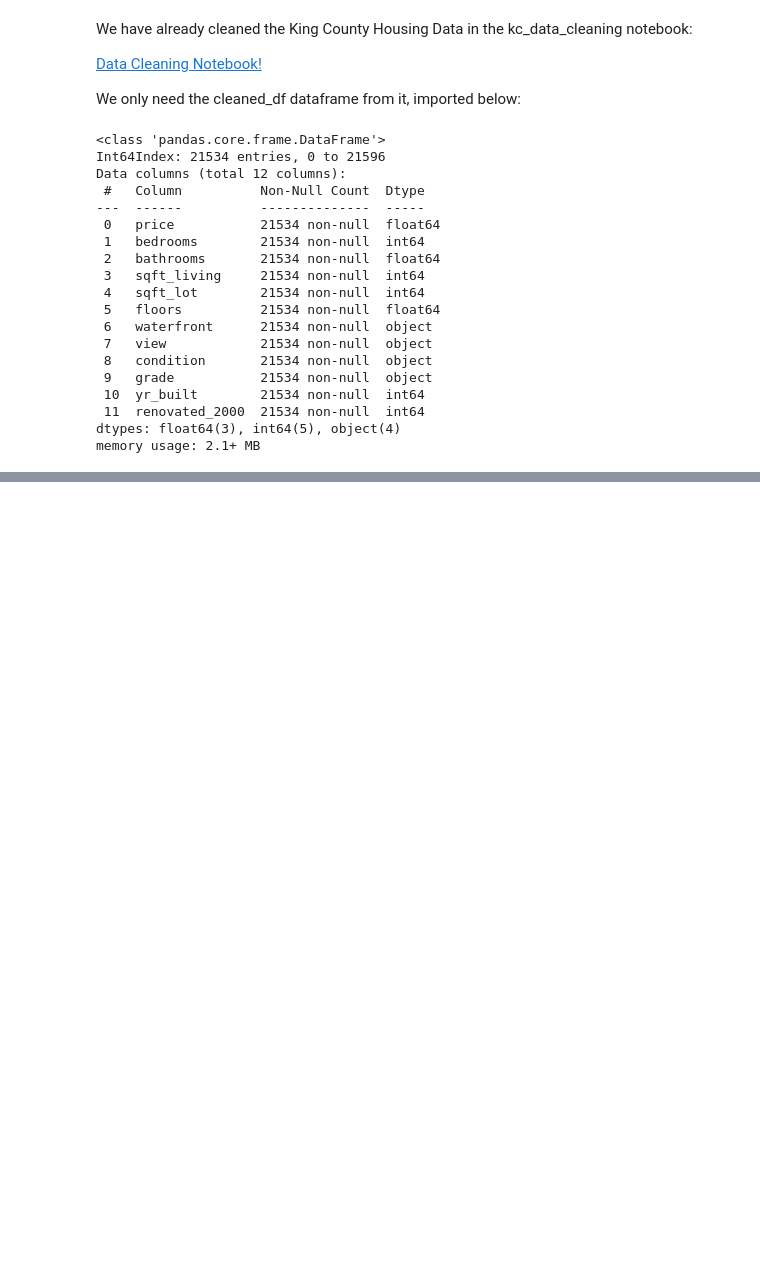
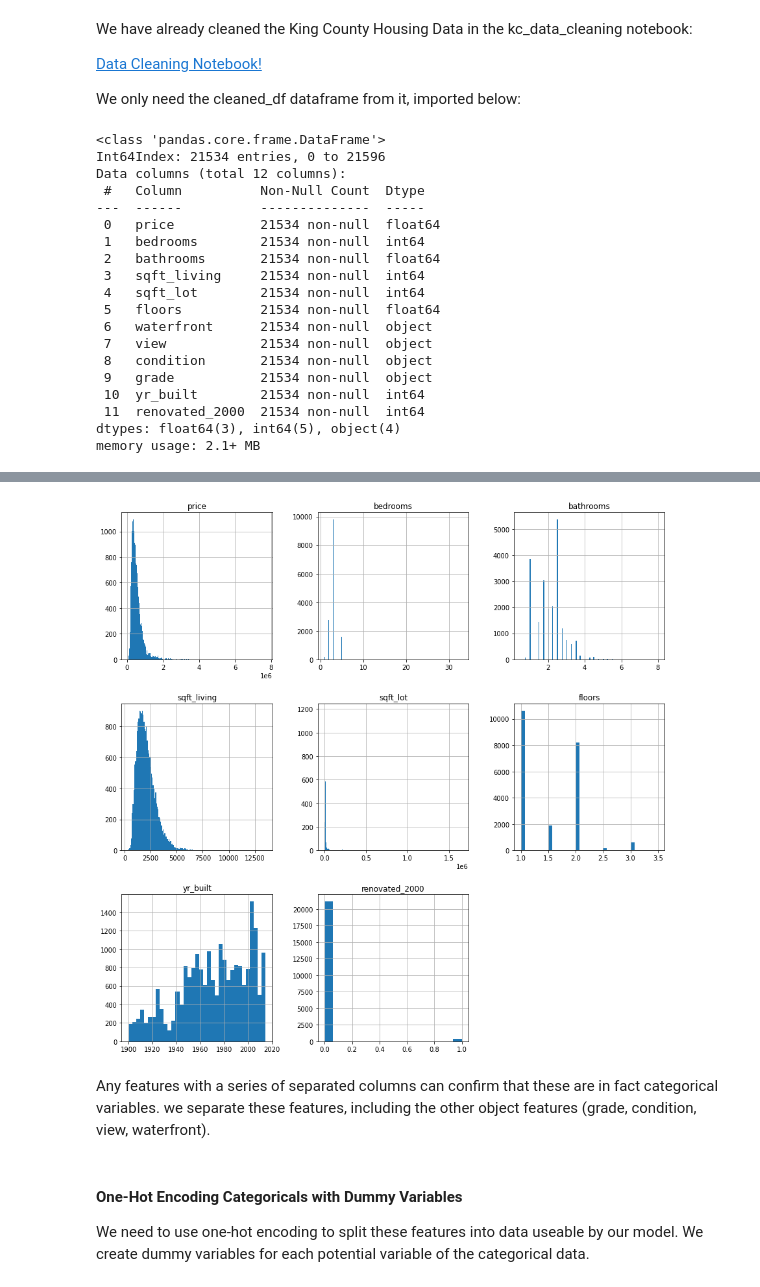
Before and after one commit to shadel96/King_County_Regression_Analysis, a Jupyter notebook: kc_linear_regression_analysis.ipynb, the cells around one changed output, grey strips where cells are left out. Drawn from its saved outputs; the diff is of its cells as text; code cells hidden in the pictures; blank space fills up the shorter version.

Commit message:
normalizing and one hot encoding data

```diff
--- a/kc_linear_regression_analysis.ipynb
+++ b/kc_linear_regression_analysis.ipynb
@@ -17,7 +17,6 @@ import pandas as pd
 import matplotlib.pyplot as plt
 import numpy as np
 import seaborn as sns
-sns.set_style('darkgrid')
 
 from statsmodels.formula.api import ols
 from statsmodels.stats.outliers_influence import variance_inflation_factor
@@ -60,0 +66,6 @@ memory usage: 2.1+ MB
+# %%
+df.hist(figsize=[15,15], bins='auto');
+# %% [output]
+[figure, added]
+# %% [markdown]
+Any features with a series of separated columns can confirm that these are in fact categorical variables. we separate these features, including the other object features (grade, condition, view, waterfront).
@@ -60,0 +75,4 @@ memory usage: 2.1+ MB
+# %% [markdown]
+#### One-Hot Encoding Categoricals with Dummy Variables
+
+We need to use one-hot encoding to split these features into data useable by our model. We create dummy variables for each potential variable of the categorical data.
```
Also changed, not shown: parts of 18 cells of this notebook.
